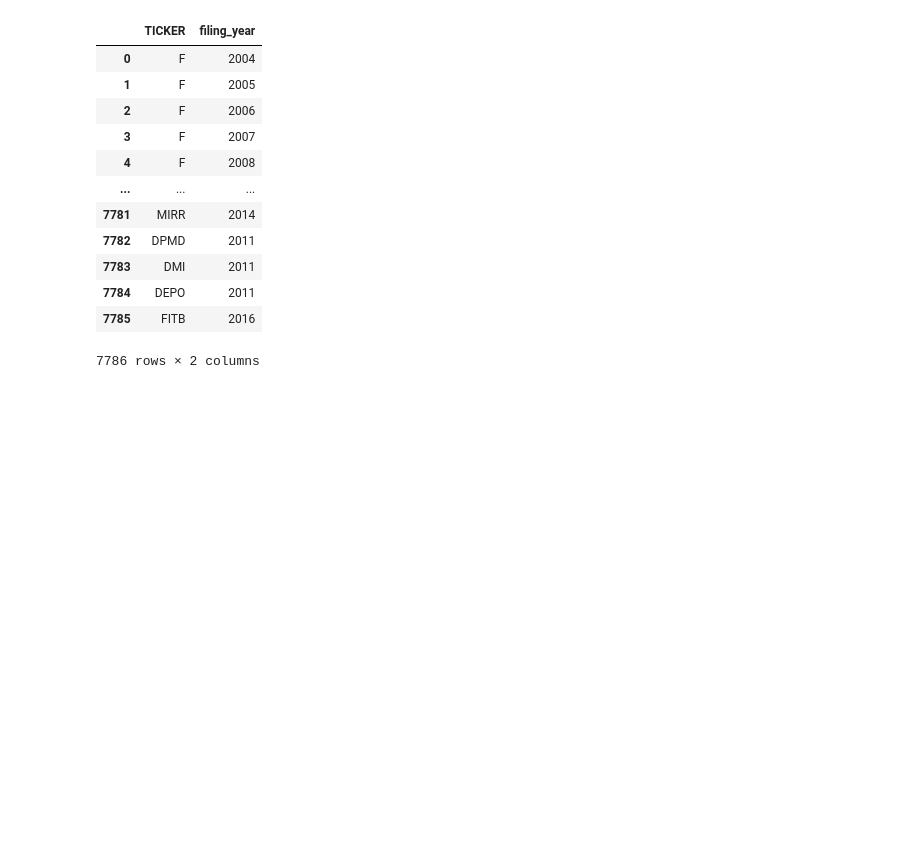
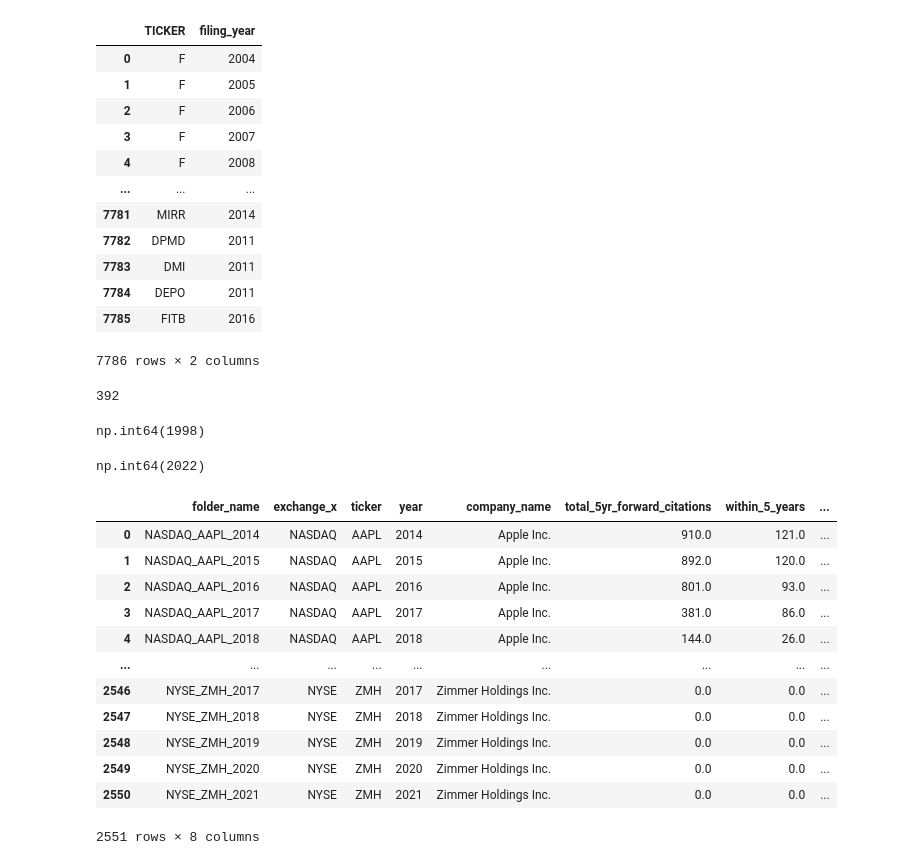
Before and after one commit to 10youting01/Green-innovation, a Jupyter notebook: prepossess_green_patent/merge_ticker_to_data.ipynb, the cells around one changed output. Drawn from its saved outputs; the diff is of its cells as text; code cells hidden in the pictures; blank space fills up the shorter version.

```diff
--- a/prepossess_green_patent/merge_ticker_to_data.ipynb
+++ b/prepossess_green_patent/merge_ticker_to_data.ipynb
@@ -500,0 +503,30 @@ print(missing_ticker_df.head())
+# %%
+report_count = pd.read_csv("/opt/hdd_1/research_hub/csr_project/CSR Reporting/Dataset/report_forward_count.csv")
+# %%
+len(report_count['ticker'].unique())
+# %% [output]
+392
+# %%
+report_count['year'].min()
+# %% [output]
+np.int64(1998)
+# %%
+report_count['year'].max()
+# %% [output]
+np.int64(2022)
+# %%
+report_count
+# %% [output]
+|  | folder_name | exchange_x | ticker | year | company_name | total_5yr_forward_citations | within_5_years | ... |
+| 0 | NASDAQ_AAPL_2014 | NASDAQ | AAPL | 2014 | Apple Inc. | 910.0 | 121.0 | ... |
+| 1 | NASDAQ_AAPL_2015 | NASDAQ | AAPL | 2015 | Apple Inc. | 892.0 | 120.0 | ... |
+| 2 | NASDAQ_AAPL_2016 | NASDAQ | AAPL | 2016 | Apple Inc. | 801.0 | 93.0 | ... |
+| 3 | NASDAQ_AAPL_2017 | NASDAQ | AAPL | 2017 | Apple Inc. | 381.0 | 86.0 | ... |
+| 4 | NASDAQ_AAPL_2018 | NASDAQ | AAPL | 2018 | Apple Inc. | 144.0 | 26.0 | ... |
+| ... | ... | ... | ... | ... | ... | ... | ... | ... |
+| 2546 | NYSE_ZMH_2017 | NYSE | ZMH | 2017 | Zimmer Holdings Inc. | 0.0 | 0.0 | ... |
+| 2547 | NYSE_ZMH_2018 | NYSE | ZMH | 2018 | Zimmer Holdings Inc. | 0.0 | 0.0 | ... |
+| 2548 | NYSE_ZMH_2019 | NYSE | ZMH | 2019 | Zimmer Holdings Inc. | 0.0 | 0.0 | ... |
+| 2549 | NYSE_ZMH_2020 | NYSE | ZMH | 2020 | Zimmer Holdings Inc. | 0.0 | 0.0 | ... |
+| 2550 | NYSE_ZMH_2021 | NYSE | ZMH | 2021 | Zimmer Holdings Inc. | 0.0 | 0.0 | ... |
+2551 rows × 8 columns
```
Also changed, not shown: parts of 12 cells of this notebook.
